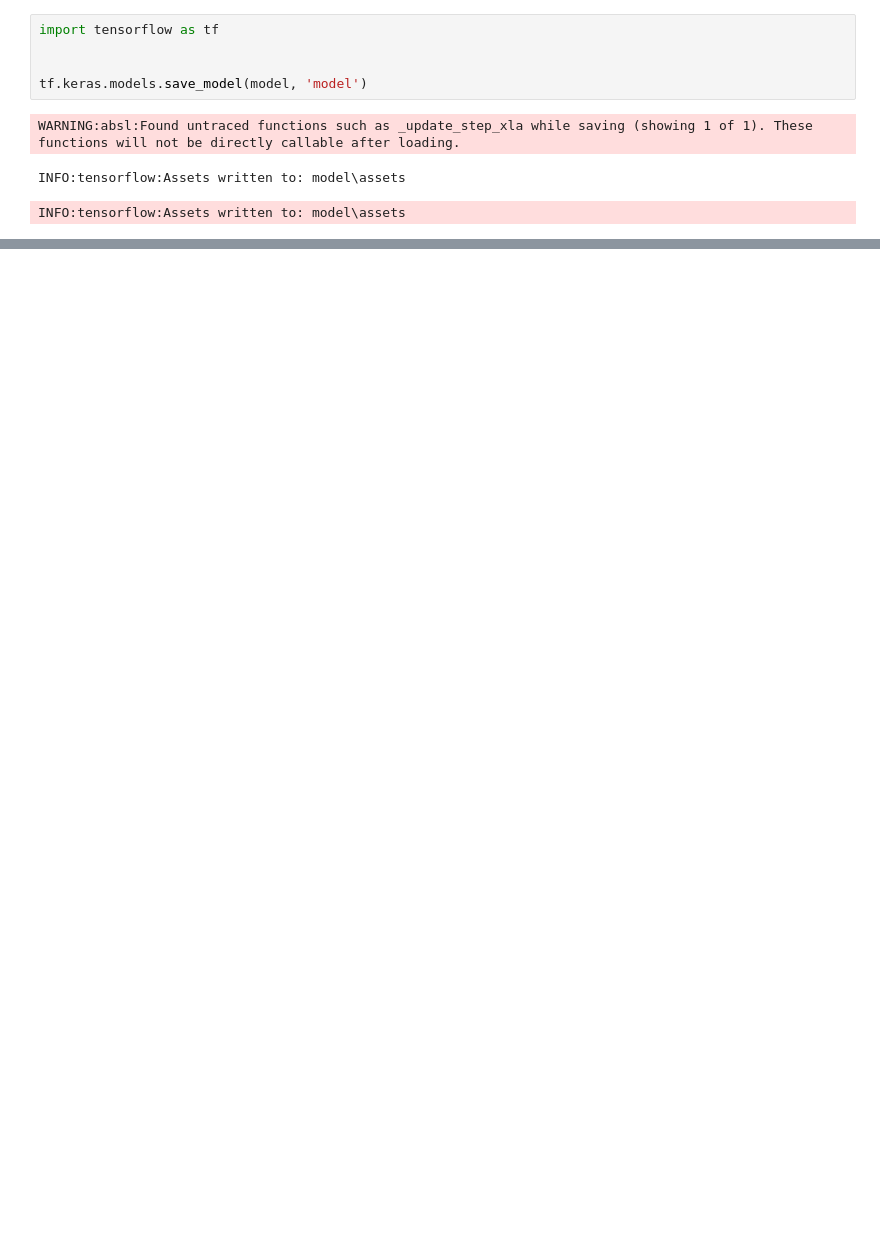
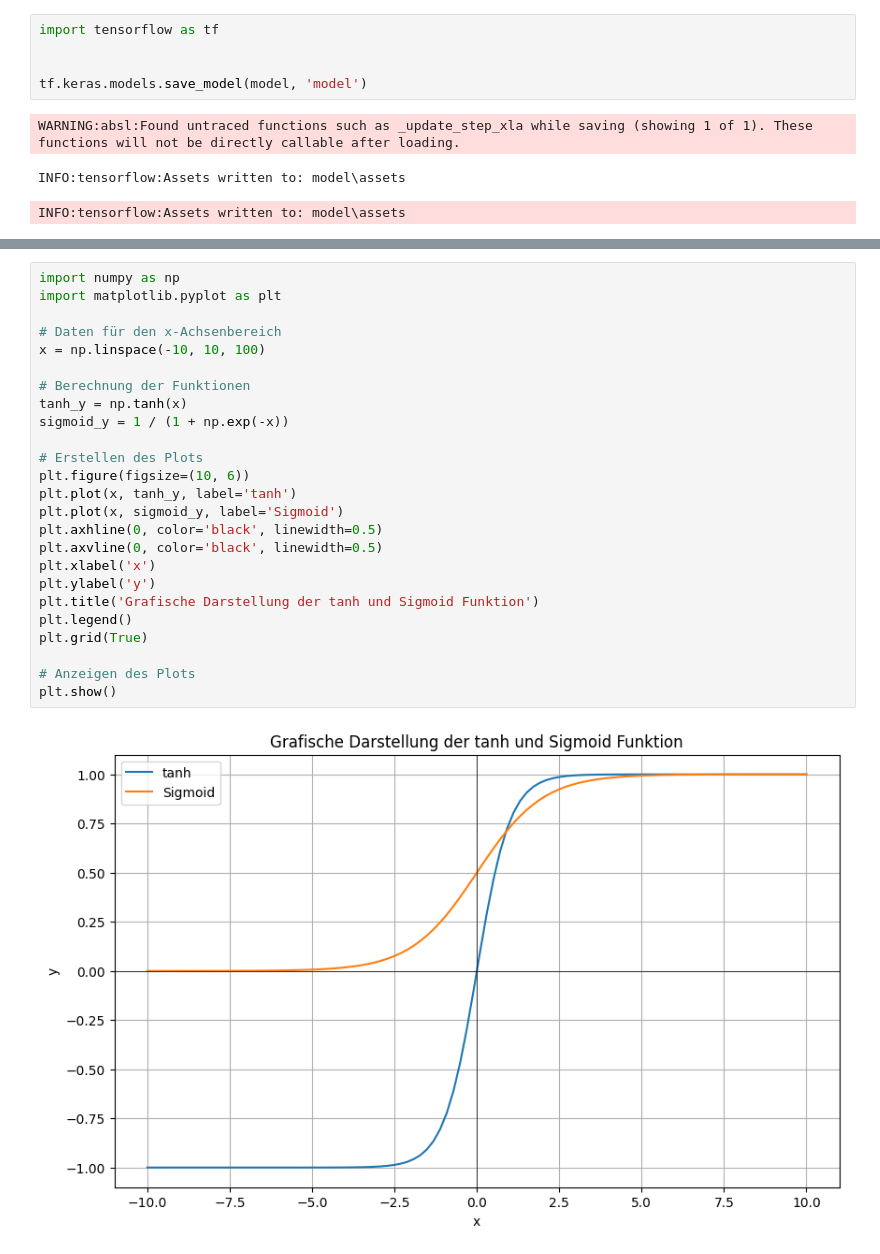
Before and after one commit to jtuttas/datenanalyse, a Jupyter notebook: aiLight.ipynb, the cells around one changed output, grey strips where cells are left out. Cells and saved outputs as stored; diff of their text form; blank space fills up the shorter version.

```diff
--- a/aiLight.ipynb
+++ b/aiLight.ipynb
@@ -87,0 +88,27 @@ Gewichtungen: [array([[ 1.6754032 ],
+# %%
+import numpy as np
+import matplotlib.pyplot as plt
+
+# Daten für den x-Achsenbereich
+x = np.linspace(-10, 10, 100)
+
+# Berechnung der Funktionen
+tanh_y = np.tanh(x)
+sigmoid_y = 1 / (1 + np.exp(-x))
+
+# Erstellen des Plots
+plt.figure(figsize=(10, 6))
+plt.plot(x, tanh_y, label='tanh')
+plt.plot(x, sigmoid_y, label='Sigmoid')
+plt.axhline(0, color='black', linewidth=0.5)
+plt.axvline(0, color='black', linewidth=0.5)
+plt.xlabel('x')
+plt.ylabel('y')
+plt.title('Grafische Darstellung der tanh und Sigmoid Funktion')
+plt.legend()
+plt.grid(True)
+
+# Anzeigen des Plots
+plt.show()
+# %% [output]
+[figure, added]
```
Also changed, not shown: parts of 3 cells of this notebook, 5 other files.
